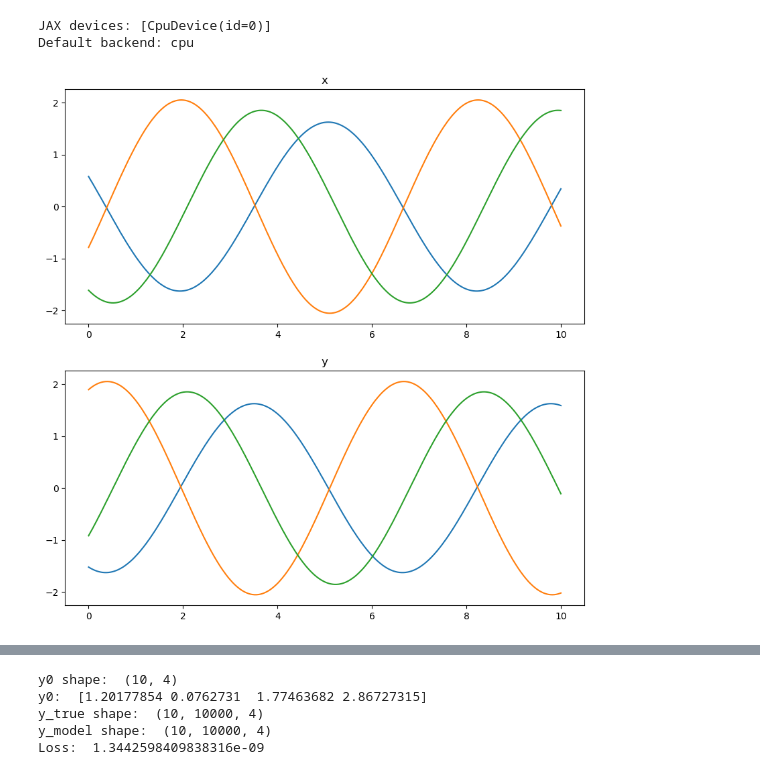
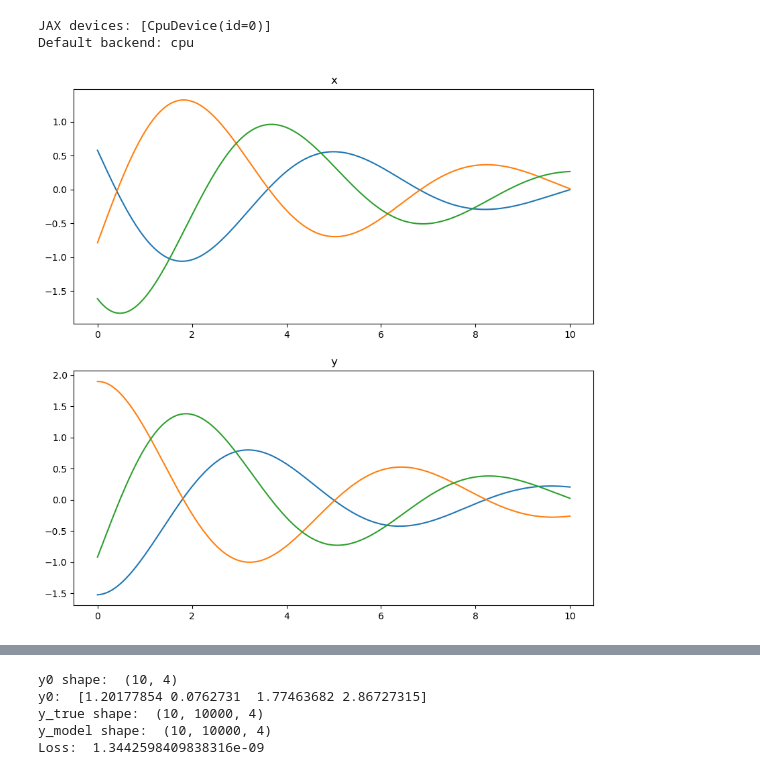
Before and after one commit to ale-ballester/synaptic, a Jupyter notebook: notebook.ipynb, the cells around one changed output, grey strips where cells are left out. Cells and saved outputs as stored; diff of their text form; code cells hidden in the pictures.

```diff
--- a/notebook.ipynb
+++ b/notebook.ipynb
@@ -19,19 +19,21 @@ JAX devices: [CpuDevice(id=0)]
 Default backend: cpu
 # %%
 def vector_field(t,y,args):
-    return jnp.array([y[1],-y[0]])
+    omega = 1.0
+    zeta = 0.2
+    return jnp.array([y[1],-(omega**2)*y[0]-2*zeta*omega*y[1]])
 
 dim = 2
 system = SystemTrajectoryGenerator(vector_field, dim, Tsit5(), ["x", "y"], args=())
 
 key = jax.random.PRNGKey(42)
 n_traj = 3
 y0s = jax.random.uniform(key, (n_traj,dim)) * jnp.array([4,4]) + jnp.array([-2,-2])
 
 y = system.generate_trajectories(y0s, 0, 10, 0.01)
 system.plot_trajectories()
 # %% [output]
-[figure, old version]
+[figure, new version]
 # %%
 key = jax.random.PRNGKey(42)
 model = NeuralODE(MLPVectorField, system.dim, 64, 2, 0.01, key=key)
```
Also changed, not shown: parts of 2 cells of this notebook, 21 other files.
